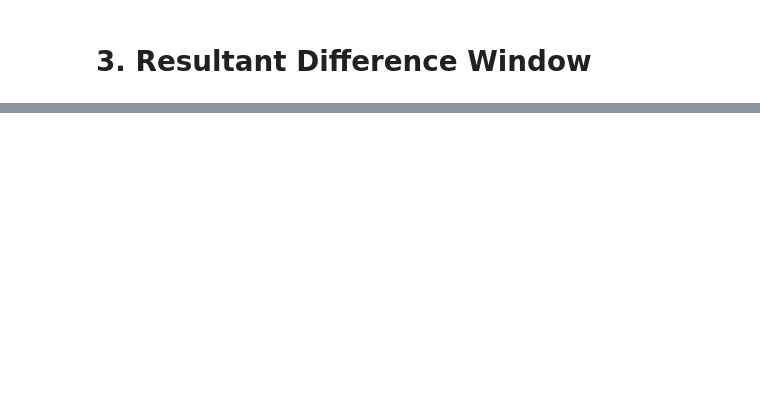
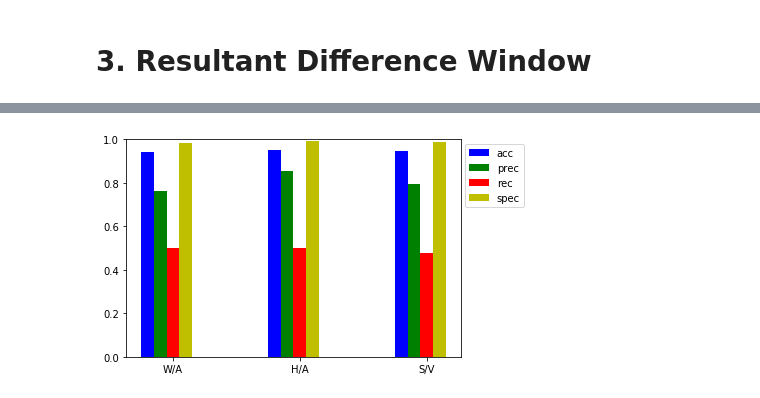
Before and after one commit to mdrmuhaimin/BigData2, a Jupyter notebook: code/Machine Learning/mlfull.ipynb, the cells around one changed output, grey strips where cells are left out. Cells and saved outputs as stored; diff of their text form; code cells hidden in the pictures; blank space fills up the shorter version.

```diff
--- a/code/Machine Learning/mlfull.ipynb
+++ b/code/Machine Learning/mlfull.ipynb
@@ -624,0 +792,10 @@ Specificity : 100.0
+# %%
+# Results for preprocessing 3 : (without dropping rows)
+accL = np.array([0.944,0.950,0.945])
+recL =  np.array([0.5,0.502,0.477])
+precL = np.array([0.763,0.854,0.796])
+specL = np.array([0.985,0.992,0.988])
+xticks = np.array(['W/A','H/A','S/V'])
+plotRes(accL,recL,precL,specL,xticks)
+# %% [output]
+[figure, added]
```
Also changed, not shown: parts of 43 cells of this notebook, 3 other files.
